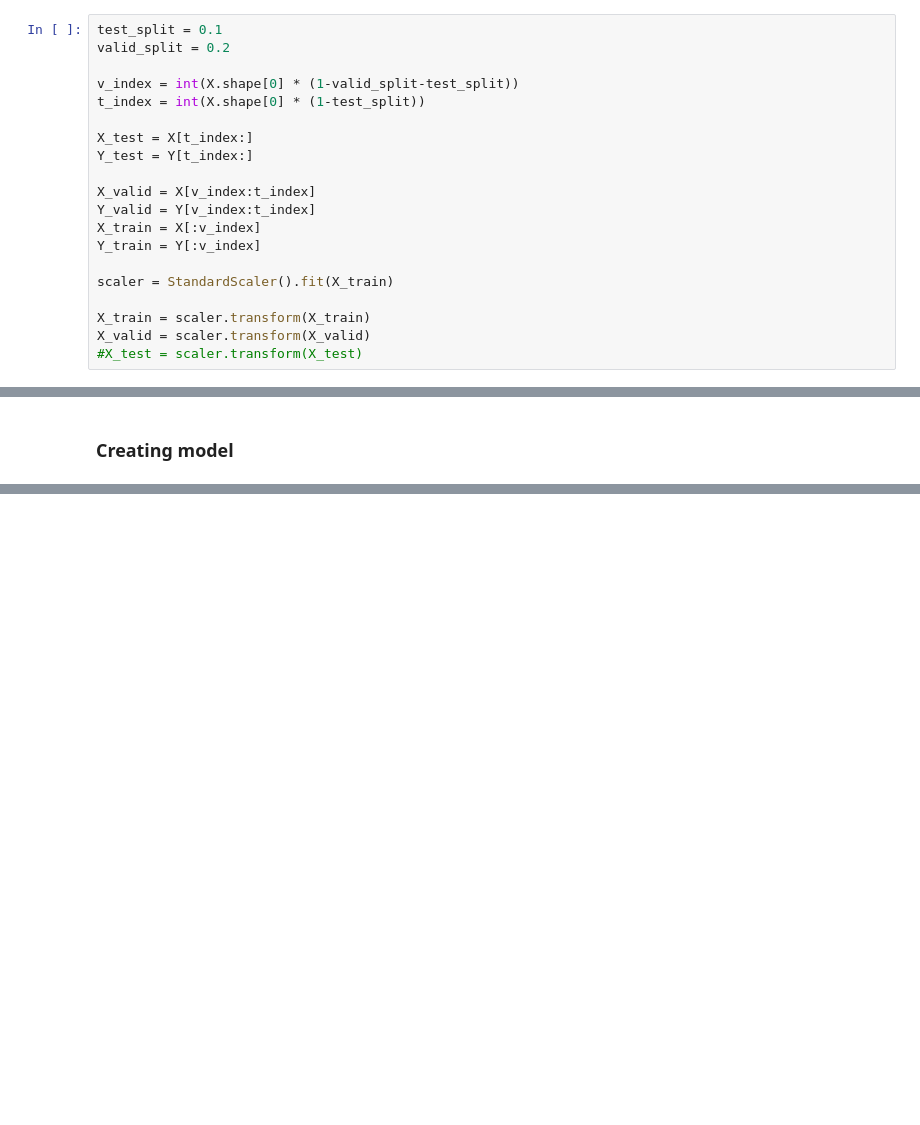
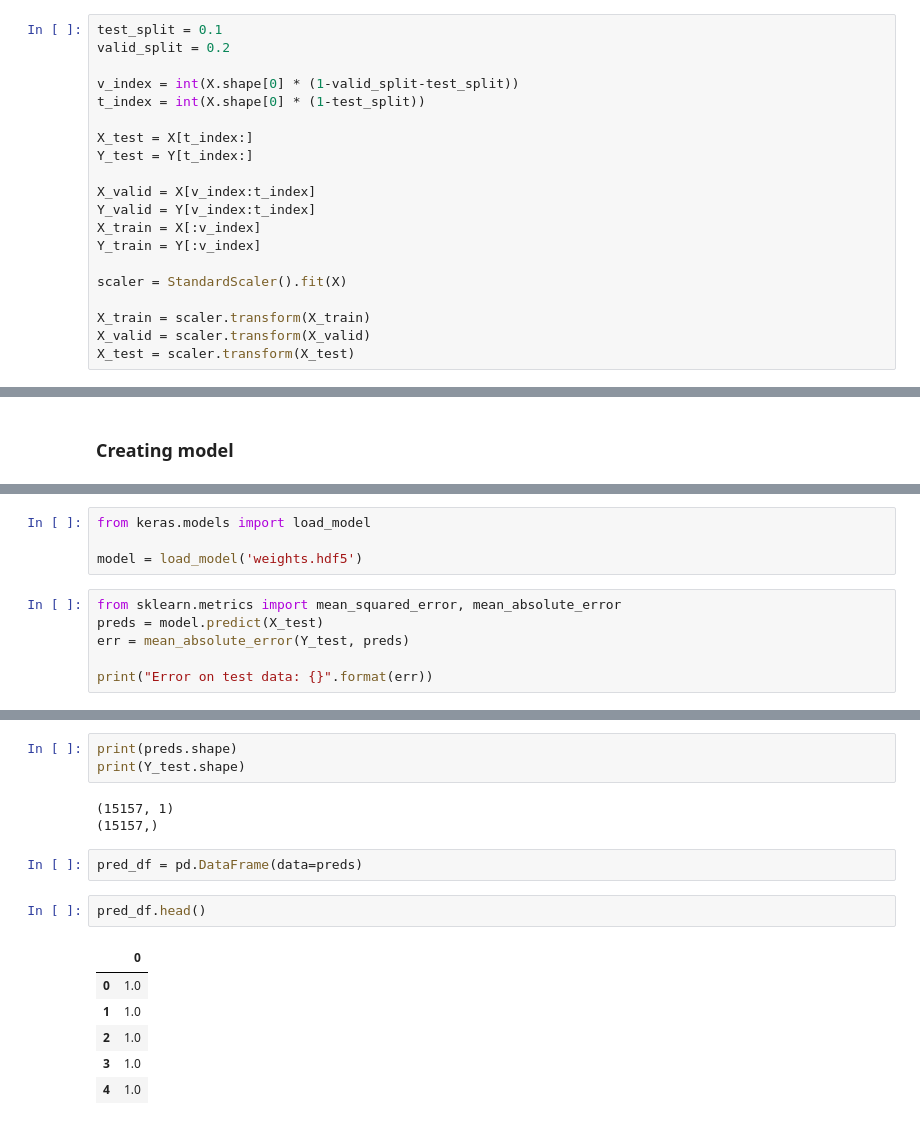
Before and after one commit to Strongkong/Deep-Learning-HW, a Jupyter notebook: ksnotebook.ipynb, the cells around one changed output, grey strips where cells are left out. Saved outputs shown, nothing was run; the diff lists cells and outputs as text; blank space fills up the shorter version.

```diff
--- a/ksnotebook.ipynb
+++ b/ksnotebook.ipynb
@@ -701,8 +547,8 @@ Y_valid = Y[v_index:t_index]
 X_train = X[:v_index]
 Y_train = Y[:v_index]
 
-scaler = StandardScaler().fit(X_train)
+scaler = StandardScaler().fit(X)
 
 X_train = scaler.transform(X_train)
 X_valid = scaler.transform(X_valid)
-#X_test = scaler.transform(X_test)
+X_test = scaler.transform(X_test)
@@ -762,0 +612,10 @@ print(Y_test.head())
+# %%
+from keras.models import load_model
+
+model = load_model('weights.hdf5')
+# %%
+from sklearn.metrics import mean_squared_error, mean_absolute_error
+preds = model.predict(X_test)
+err = mean_absolute_error(Y_test, preds)
+
+print("Error on test data: {}".format(err))
@@ -762,0 +632,17 @@ print(Y_test.head())
+# %%
+print(preds.shape)
+print(Y_test.shape)
+# %% [output]
+(15157, 1)
+(15157,)
+# %%
+pred_df = pd.DataFrame(data=preds)
+# %%
+pred_df.head()
+# %% [output]
+|  | 0 |
+| 0 | 1.0 |
+| 1 | 1.0 |
+| 2 | 1.0 |
+| 3 | 1.0 |
+| 4 | 1.0 |
```
Also changed, not shown: parts of 80 cells of this notebook.
